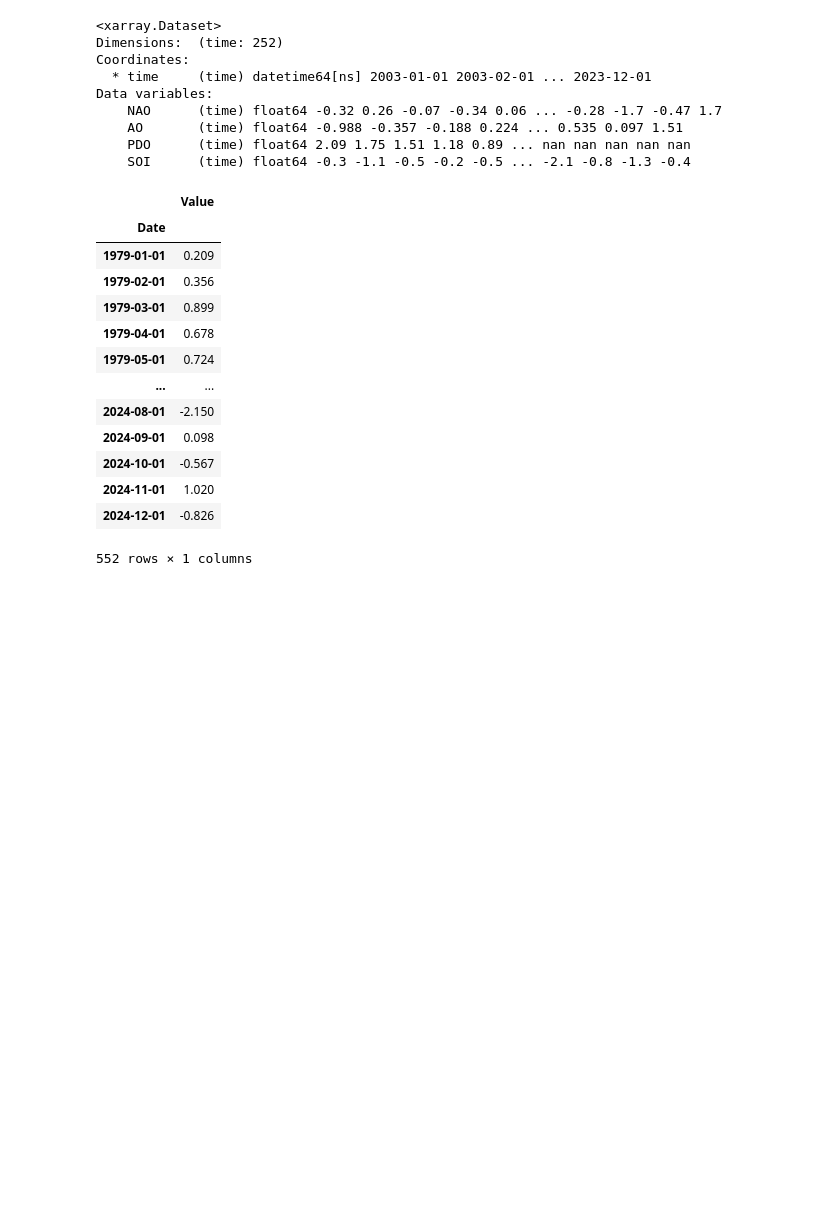
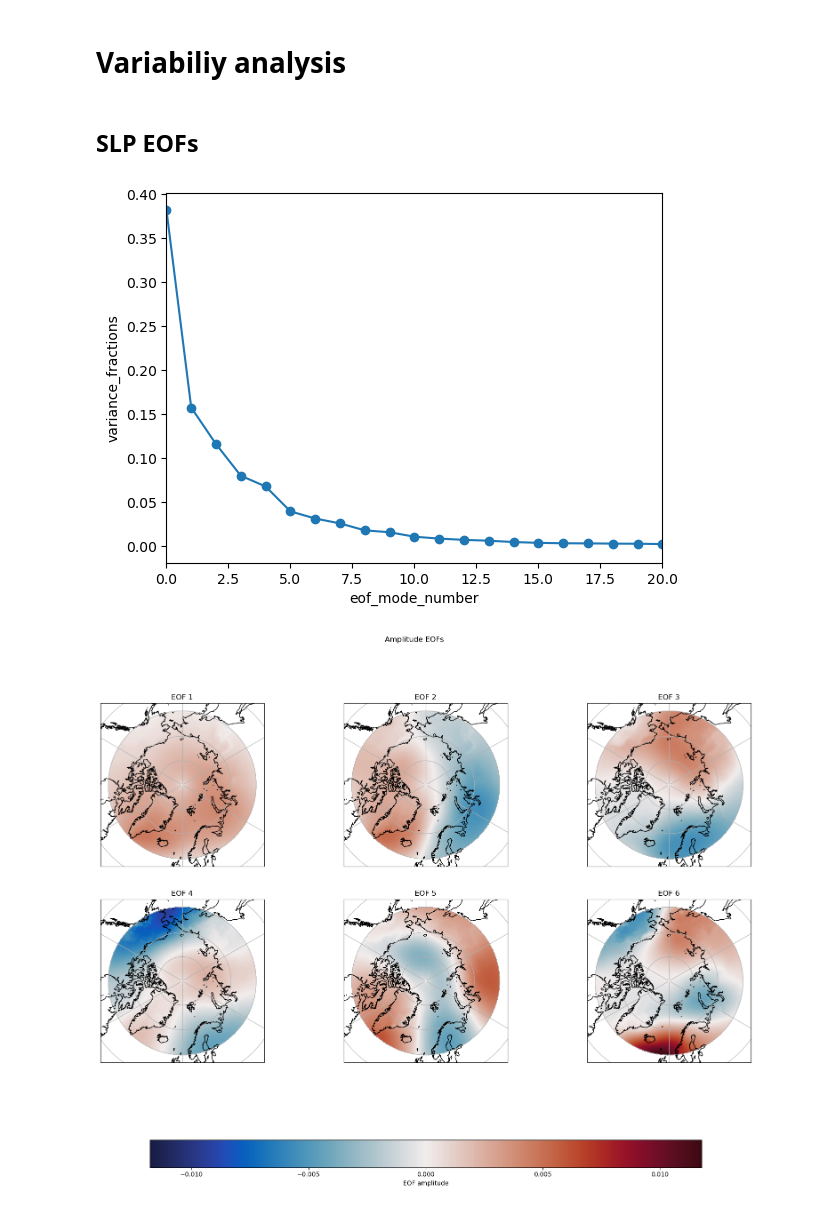
Before and after one commit to juliencollard2001/PHO_Arctic, a Jupyter notebook: variability.ipynb, the cells around one changed output. Saved outputs shown, nothing was run; the diff lists cells and outputs as text; code cells hidden in the pictures; blank space fills up the shorter version.

```diff
--- a/variability.ipynb
+++ b/variability.ipynb
@@ -269,38 +68,13 @@ ds = get_climate_index()
-# %%
-ds
-# %% [output]
-<xarray.Dataset>
-Dimensions:  (time: 252)
-Coordinates:
-  * time     (time) datetime64[ns] 2003-01-01 2003-02-01 ... 2023-12-01
-Data variables:
-    NAO      (time) float64 -0.32 0.26 -0.07 -0.34 0.06 ... -0.28 -1.7 -0.47 1.7
-    AO       (time) float64 -0.988 -0.357 -0.188 0.224 ... 0.535 0.097 1.51
-    PDO      (time) float64 2.09 1.75 1.51 1.18 0.89 ... nan nan nan nan nan
-    SOI      (time) float64 -0.3 -1.1 -0.5 -0.2 -0.5 ... -2.1 -0.8 -1.3 -0.4
-# %%
-import pandas as pd
-
-df = pd.read_csv('data/AO.csv', delim_whitespace=True, skiprows=0, names=['Year', 1, 2, 3, 4, 5, 6, 7, 8, 9, 10, 11, 12])
-df
-
-df_melted = df.melt(id_vars=['Year'], var_name='Month', value_name='Value')
-df_melted['Date'] = pd.to_datetime(df_melted[['Year', 'Month']].assign(DAY=1))
-df_melted = df_melted.sort_values('Date').set_index('Date')
-df_melted = df_melted.drop(columns=['Year', 'Month'])
-df_melted
-# %% [output]
-|  | Value |
-| Date |  |
-| 1979-01-01 | 0.209 |
-| 1979-02-01 | 0.356 |
-| 1979-03-01 | 0.899 |
-| 1979-04-01 | 0.678 |
-| 1979-05-01 | 0.724 |
-| ... | ... |
-| 2024-08-01 | -2.150 |
-| 2024-09-01 | 0.098 |
-| 2024-10-01 | -0.567 |
-| 2024-11-01 | 1.020 |
-| 2024-12-01 | -0.826 |
-552 rows × 1 columns
+# %% [markdown]
+# Variabiliy analysis
+# %% [markdown]
+## SLP EOFs
+# %%
+# Computing EOFs
+msl_eof_solver = fit_eofs(ds_anomalies_detrended['msl'])
+# %%
+# Plotting EOFs
+fast_eof_analysis(msl_eof_solver)
+# %% [output]
+[figure, added]
+[figure, added]
```
Also changed, not shown: parts of 30 cells of this notebook, 1 other file.
